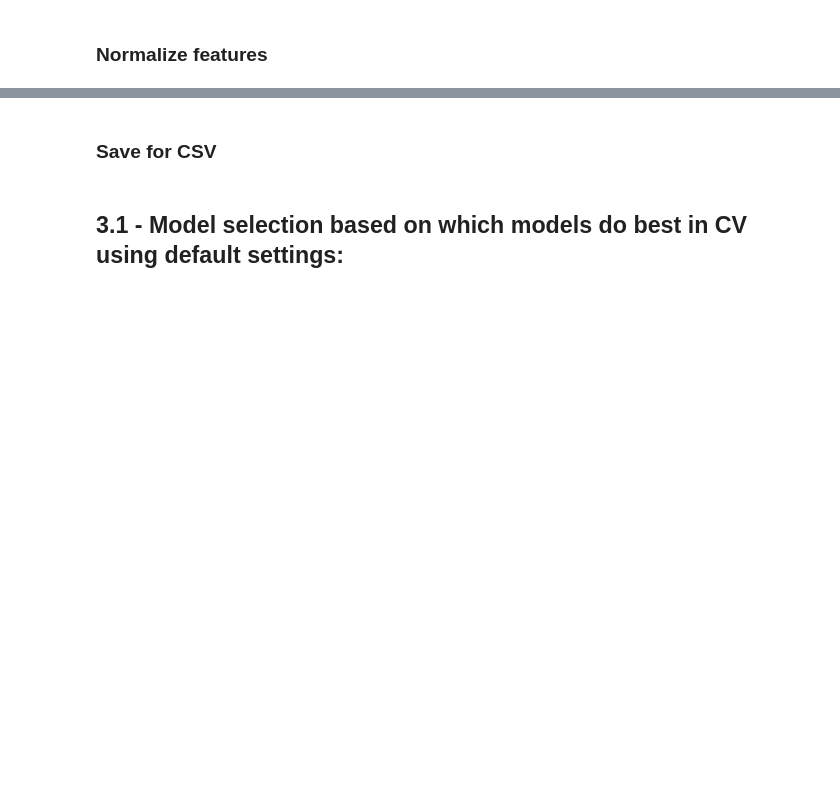
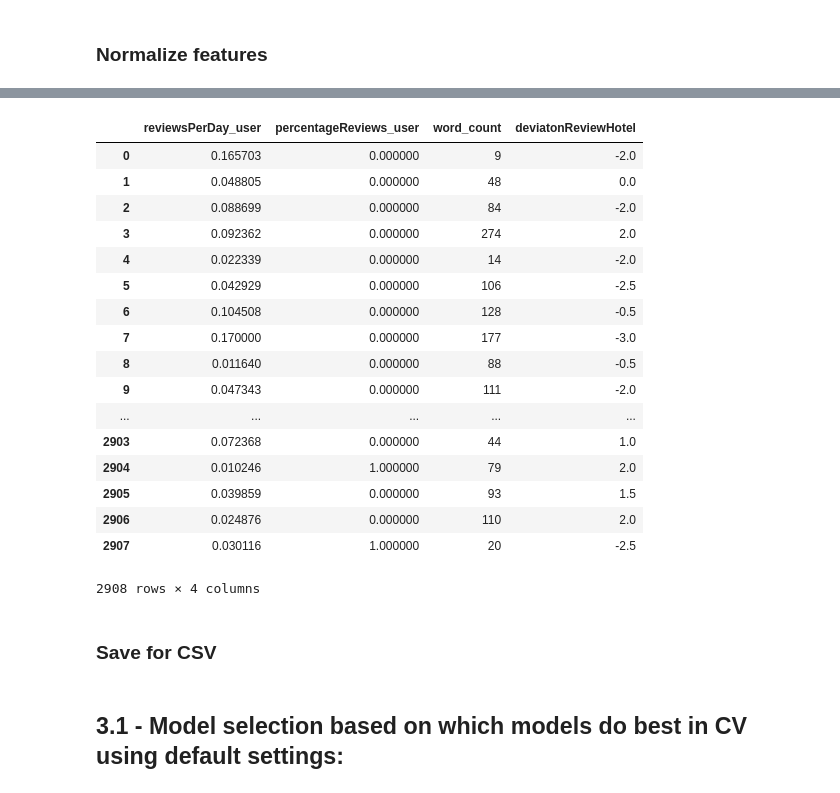
Before and after one commit to msandim/tum-anomaly-detection-challenges, a Jupyter notebook: Challenge 2/Script.ipynb, the cells around one changed output, grey strips where cells are left out. Cells and saved outputs as stored; diff of their text form; code cells hidden in the pictures; blank space fills up the shorter version.

```diff
--- a/Challenge 2/Script.ipynb
+++ b/Challenge 2/Script.ipynb
@@ -653,3 +681,24 @@ len(Y_train)
+# %%
+X_train
+# %% [output]
+|  | reviewsPerDay_user | percentageReviews_user | word_count | deviatonReviewHotel |
+| 0 | 0.165703 | 0.000000 | 9 | -2.0 |
+| 1 | 0.048805 | 0.000000 | 48 | 0.0 |
+| 2 | 0.088699 | 0.000000 | 84 | -2.0 |
+| 3 | 0.092362 | 0.000000 | 274 | 2.0 |
+| 4 | 0.022339 | 0.000000 | 14 | -2.0 |
+| 5 | 0.042929 | 0.000000 | 106 | -2.5 |
+| 6 | 0.104508 | 0.000000 | 128 | -0.5 |
+| 7 | 0.170000 | 0.000000 | 177 | -3.0 |
+| 8 | 0.011640 | 0.000000 | 88 | -0.5 |
+| 9 | 0.047343 | 0.000000 | 111 | -2.0 |
+| ... | ... | ... | ... | ... |
+| 2903 | 0.072368 | 0.000000 | 44 | 1.0 |
+| 2904 | 0.010246 | 1.000000 | 79 | 2.0 |
+| 2905 | 0.039859 | 0.000000 | 93 | 1.5 |
+| 2906 | 0.024876 | 0.000000 | 110 | 2.0 |
+| 2907 | 0.030116 | 1.000000 | 20 | -2.5 |
+2908 rows × 4 columns
 # %% [markdown]
 ### Save for CSV
 # %%
```
Also changed, not shown: parts of 13 cells of this notebook, 2 other files.
